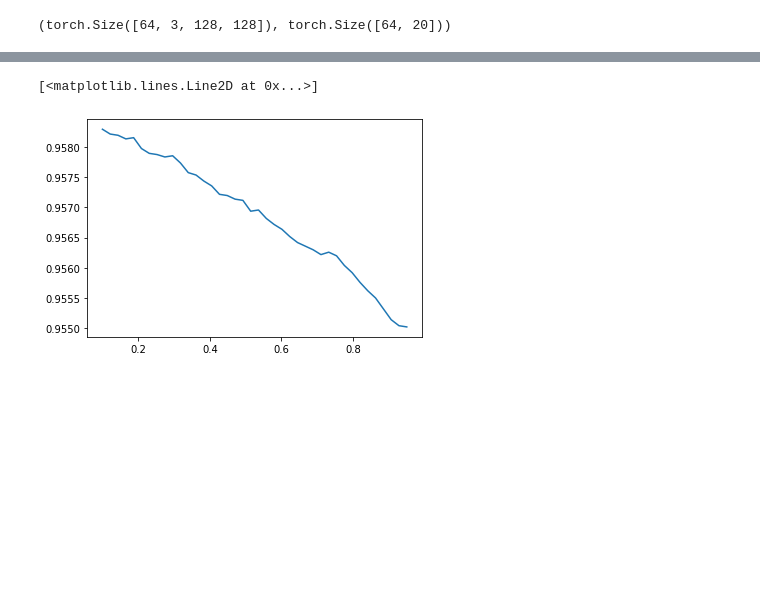
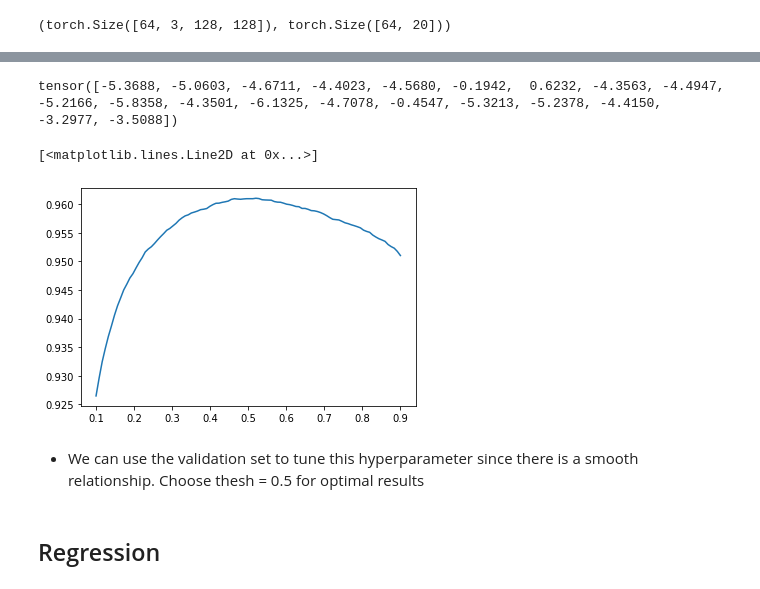
Before and after one commit to Nick-palmar/fast_book, a Jupyter notebook: 06_other_cv_redos.ipynb, the cells around one changed output, grey strips where cells are left out. Saved outputs shown, nothing was run; the diff lists cells and outputs as text; code cells hidden in the pictures; blank space fills up the shorter version.

Commit message:
complete finding the centre of an image using a cnn

```diff
--- a/06_other_cv_redos.ipynb
+++ b/06_other_cv_redos.ipynb
@@ -134,7 +136,16 @@ TensorBase(0.9563)
+# %%
+# look at the predictions to see if they have had sigmoid applied
+preds[0]
+# %% [output]
+tensor([-5.3688, -5.0603, -4.6711, -4.4023, -4.5680, -0.1942,  0.6232, -4.3563, -4.4947, -5.2166, -5.8358, -4.3501, -6.1325, -4.7078, -0.4547, -5.3213, -5.2378, -4.4150, -3.2977, -3.5088])
 # %%
-poss_thresh = torch.linspace(0.1,0.95,40)
-accs = [accuracy_multi(preds, targs, thresh=thresh, sigmoid=False) for thresh in poss_thresh]
+poss_thresh = torch.linspace(0.1,0.9,100)
+accs = [accuracy_multi(preds, targs, thresh=thresh) for thresh in poss_thresh]
 plt.plot(poss_thresh, accs)
 # %% [output]
 [<matplotlib.lines.Line2D at 0x...>]
-[figure, old version]
+[figure, new version]
+# %% [markdown]
+- We can use the validation set to tune this hyperparameter since there is a smooth relationship. Choose thesh = 0.5 for optimal results
+# %% [markdown]
+## Regression
```
Also changed, not shown: parts of 22 cells of this notebook.
